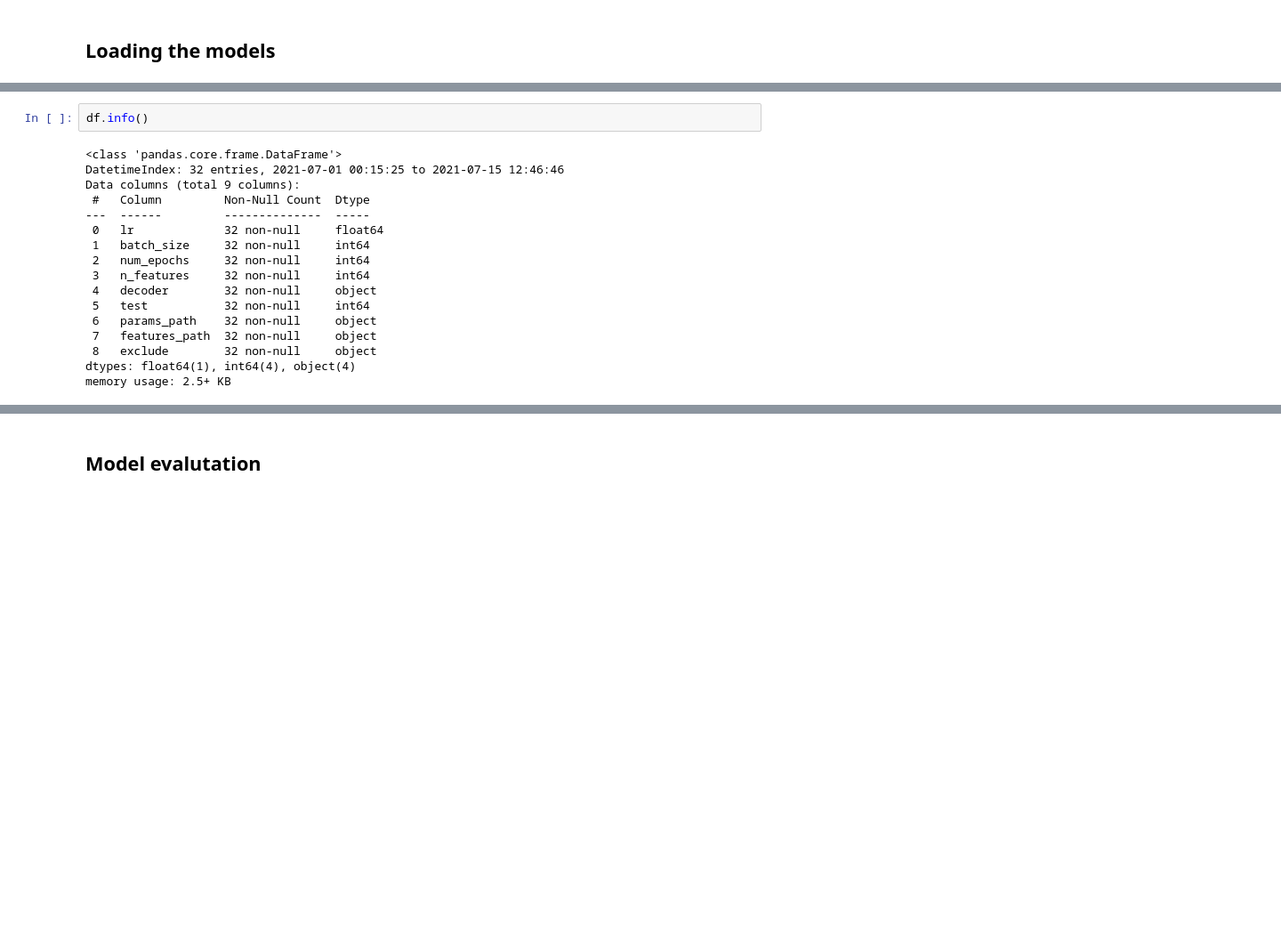
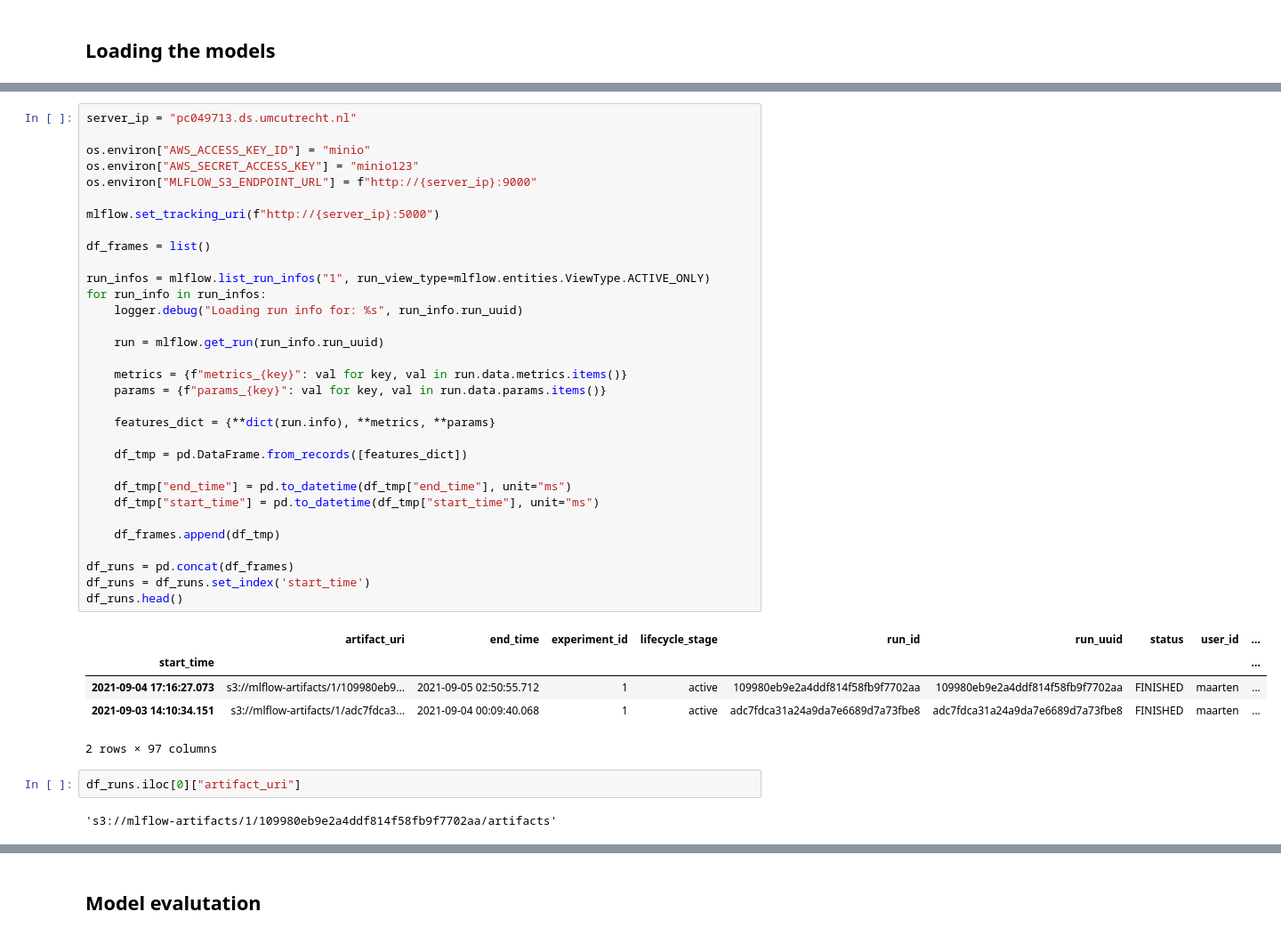
Before and after one commit to GewoonMaarten/spherical-dmri-conv, a Jupyter notebook: notebooks/model-analysis.ipynb, the cells around one changed output, grey strips where cells are left out. Shown at 89% size. Drawn from its saved outputs; the diff is of its cells as text; blank space fills up the shorter version.

Commit message:
chore: update model loading code

```diff
--- a/notebooks/model-analysis.ipynb
+++ b/notebooks/model-analysis.ipynb
@@ -160,19 +41,42 @@ df
-# %%
-df.info()
-# %% [output]
-<class 'pandas.core.frame.DataFrame'>
-DatetimeIndex: 32 entries, 2021-07-01 00:15:25 to 2021-07-15 12:46:46
-Data columns (total 9 columns):
- #   Column         Non-Null Count  Dtype
----  ------         --------------  -----
- 0   lr             32 non-null     float64
- 1   batch_size     32 non-null     int64
- 2   num_epochs     32 non-null     int64
- 3   n_features     32 non-null     int64
- 4   decoder        32 non-null     object
- 5   test           32 non-null     int64
- 6   params_path    32 non-null     object
- 7   features_path  32 non-null     object
- 8   exclude        32 non-null     object
-dtypes: float64(1), int64(4), object(4)
-memory usage: 2.5+ KB
+# %%
+server_ip = "pc049713.ds.umcutrecht.nl"
+
+os.environ["AWS_ACCESS_KEY_ID"] = "minio"
+os.environ["AWS_SECRET_ACCESS_KEY"] = "minio123"
+os.environ["MLFLOW_S3_ENDPOINT_URL"] = f"http://{server_ip}:9000"
+
+mlflow.set_tracking_uri(f"http://{server_ip}:5000")
+
+df_frames = list()
+
+run_infos = mlflow.list_run_infos("1", run_view_type=mlflow.entities.ViewType.ACTIVE_ONLY)
+for run_info in run_infos:
+    logger.debug("Loading run info for: %s", run_info.run_uuid)
+
+    run = mlflow.get_run(run_info.run_uuid)
+
+    metrics = {f"metrics_{key}": val for key, val in run.data.metrics.items()}
+    params = {f"params_{key}": val for key, val in run.data.params.items()}
+
+    features_dict = {**dict(run.info), **metrics, **params}
+
+    df_tmp = pd.DataFrame.from_records([features_dict])
+
+    df_tmp["end_time"] = pd.to_datetime(df_tmp["end_time"], unit="ms")
+    df_tmp["start_time"] = pd.to_datetime(df_tmp["start_time"], unit="ms")
+
+    df_frames.append(df_tmp)
+
+df_runs = pd.concat(df_frames)
+df_runs = df_runs.set_index('start_time')
+df_runs.head()
+# %% [output]
+|  | artifact_uri | end_time | experiment_id | lifecycle_stage | run_id | run_uuid | status | user_id | ... |
+| start_time |  |  |  |  |  |  |  |  | ... |
+| 2021-09-04 17:16:27.073 | s3://mlflow-artifacts/1/109980eb9... | 2021-09-05 02:50:55.712 | 1 | active | 109980eb9e2a4ddf814f58fb9f7702aa | 109980eb9e2a4ddf814f58fb9f7702aa | FINISHED | maarten | ... |
+| 2021-09-03 14:10:34.151 | s3://mlflow-artifacts/1/adc7fdca3... | 2021-09-04 00:09:40.068 | 1 | active | adc7fdca31a24a9da7e6689d7a73fbe8 | adc7fdca31a24a9da7e6689d7a73fbe8 | FINISHED | maarten | ... |
+2 rows × 97 columns
+# %%
+df_runs.iloc[0]["artifact_uri"]
+# %% [output]
+'s3://mlflow-artifacts/1/109980eb9e2a4ddf814f58fb9f7702aa/artifacts'
```
Also changed, not shown: parts of 12 cells of this notebook.
